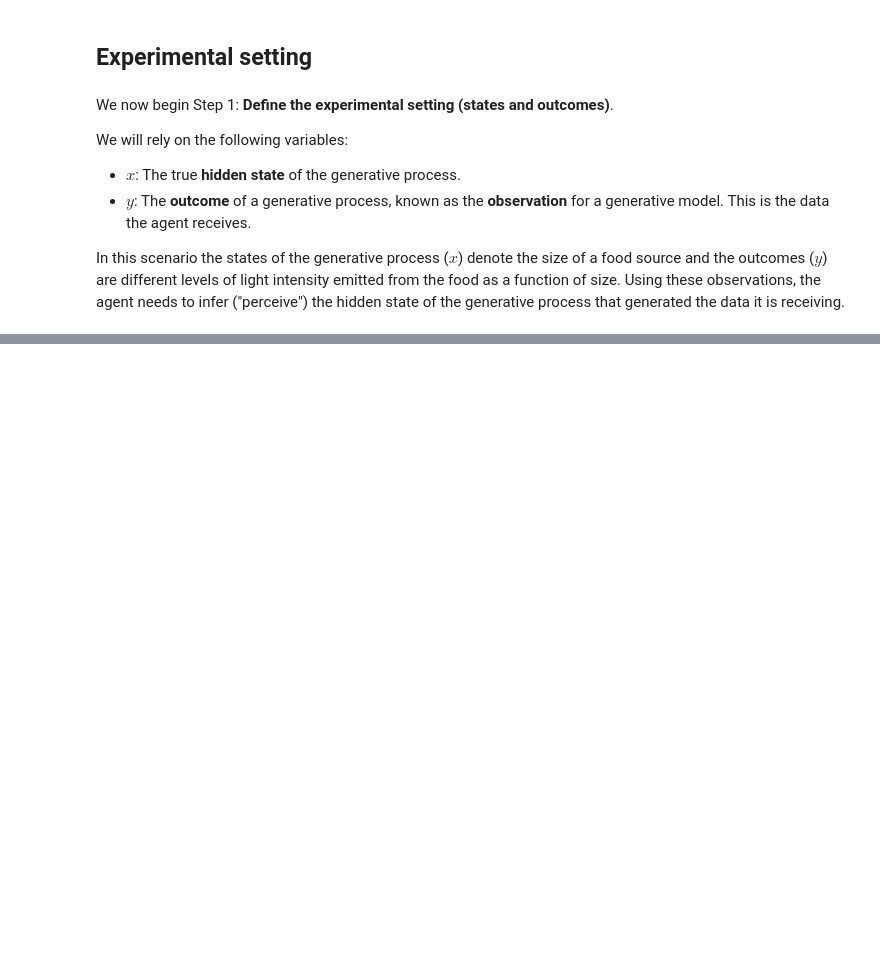
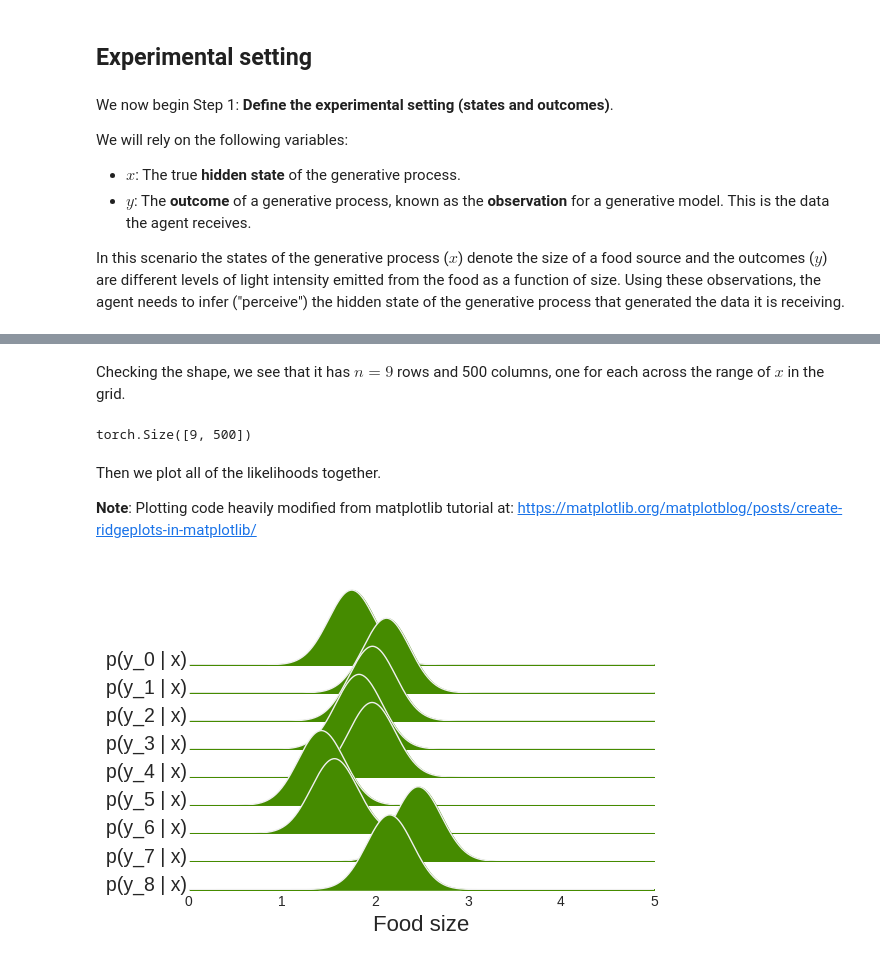
Before and after one commit to snamjoshi/faif-book, a Jupyter notebook: notebooks/ch2/working.ipynb, the cells around one changed output, grey strips where cells are left out. Saved outputs shown, nothing was run; the diff lists cells and outputs as text; code cells hidden in the pictures; blank space fills up the shorter version.

```diff
--- a/notebooks/ch2/working.ipynb
+++ b/notebooks/ch2/working.ipynb
@@ -428,0 +194,72 @@ As we can see, with this generative model, with low and high true values of $x$,
+# %%
+# Grid ranges (the range of values x can take)
+x_min = 0.01
+x_max = 5
+x_points = 500
+
+x_range = torch.linspace(start=x_min, end=x_max, steps=x_points)
+y_range = G(x_range, beta_0=3, beta_1=2)
+
+# First define the observation vector y
+n      = 9
+x_true = 2
+y_i    = G(x=x_true, beta_0=3, beta_1=2) + Normal(loc=0, scale=0.5).sample([n])
+
+# Set up likelihood
+likelihood_mean    = G(x_range, beta_0=3, beta_1=2)
+likelihood_noise   = 0.5
+likelihood         = np.exp(Normal(loc=likelihood_mean, scale=likelihood_noise).log_prob(y_i.unsqueeze(1)))
+# %% [markdown]
+Checking the shape, we see that it has $n=9$ rows and 500 columns, one for each across the range of $x$ in the grid.
+# %%
+likelihood.shape
+# %% [output]
+torch.Size([9, 500])
+# %% [markdown]
+Then we plot all of the likelihoods together.
+
+**Note**: Plotting code heavily modified from matplotlib tutorial at: https://matplotlib.org/matplotblog/posts/create-ridgeplots-in-matplotlib/
+# %%
+gs = grid_spec.GridSpec(len(likelihood) + 1,1)
+fig = plt.figure(figsize=(6,4.5))
+
+i = 0
+
+ax_objs = []
+for p in range(n):
+    # creating new axes object
+    ax_objs.append(fig.add_subplot(gs[i:i + 1, 0:]))
+
+    # plotting the distribution
+    ax_objs[-1].plot(x_range, likelihood[p, :], color="#f0f0f0",lw=1)
+    ax_objs[-1].fill_between(x_range, likelihood[p, :], alpha=1, color="#458B00")
+
+    # setting uniform x and y lims
+    ax_objs[-1].set_xlim(0,5)
+    ax_objs[-1].set_ylim(0,1)
+
+    # make background transparent
+    rect = ax_objs[-1].patch
+    rect.set_alpha(0)
+
+    # remove borders, axis ticks, and labels
+    ax_objs[-1].set_yticklabels([])
+
+    if i == len(likelihood)-1:
+        ax_objs[-1].set_xlabel("Food size", fontsize=16)
+    else:
+        ax_objs[-1].set_xticklabels([])
+
+    spines = ["top","right","left","bottom"]
+    for s in spines:
+        ax_objs[-1].spines[s].set_visible(False)
+
+    ax_objs[-1].text(-0.02,0, f'p(y_{p} | x)', fontsize=14,ha="right")
+
+    i += 1
+    plt.grid(visible=None)
+
+gs.update(hspace=-0.7)
+plt.show()
+# %% [output]
+[figure, added]
```
Also changed, not shown: parts of 51 cells of this notebook, 6 other files.
